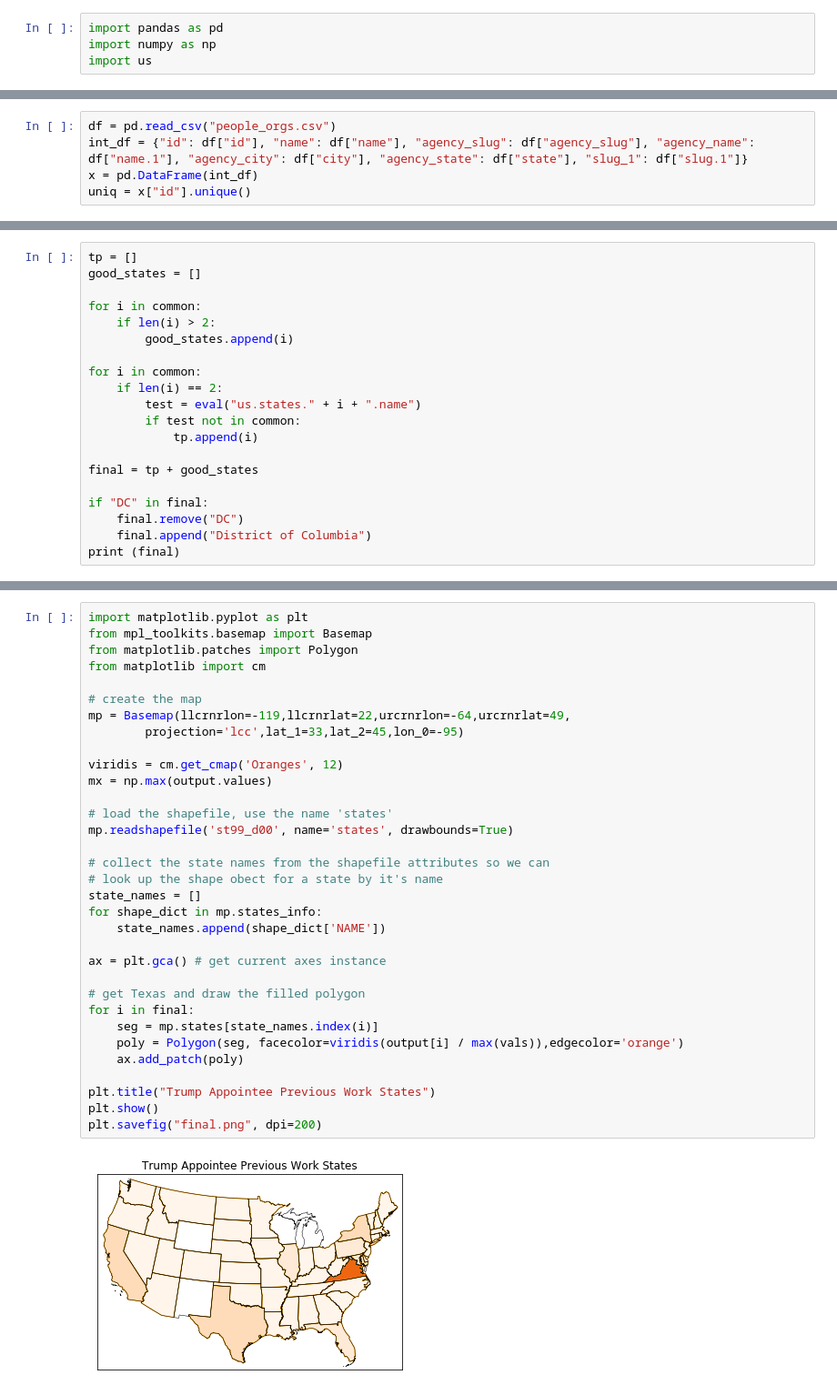
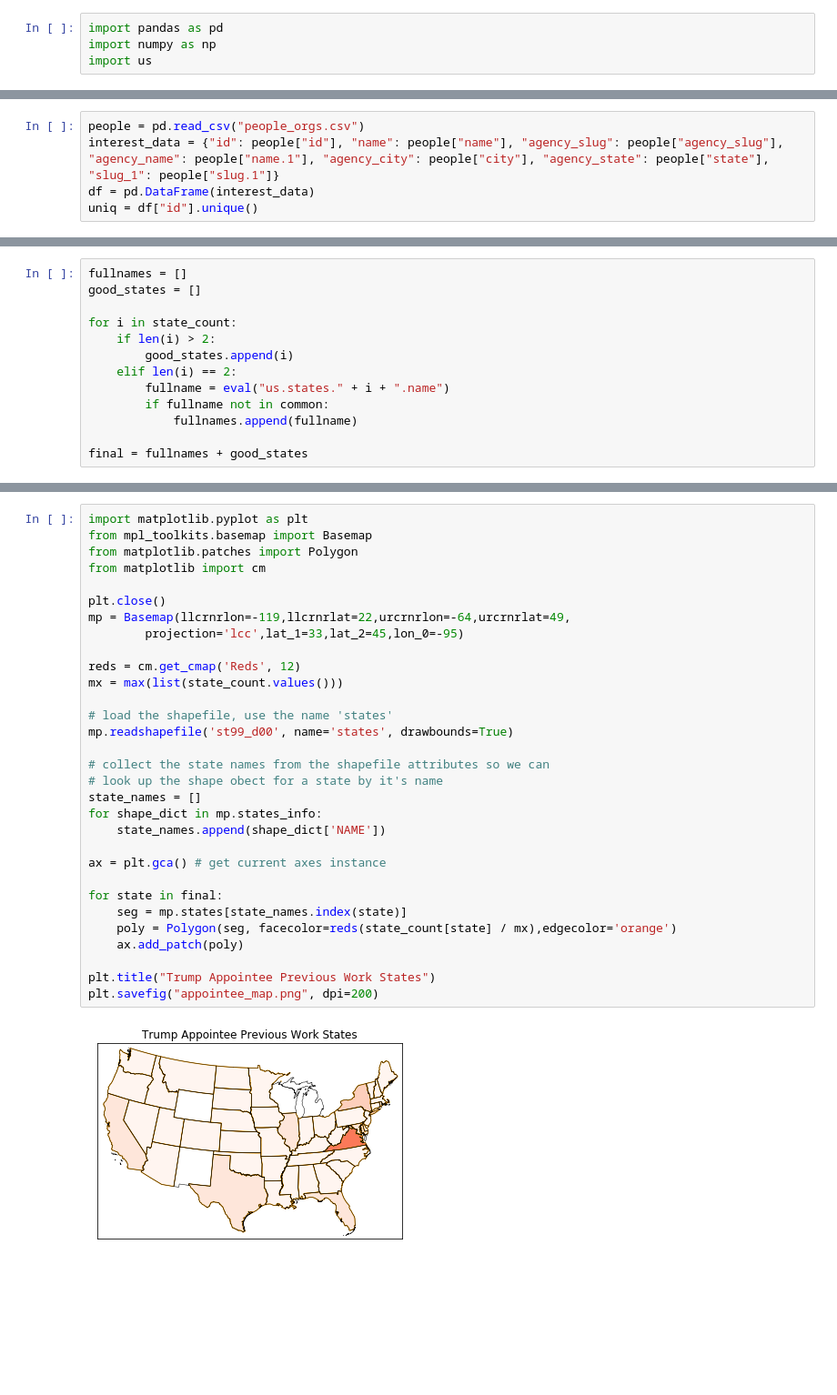
Before and after one commit to mckaulay/aims-hackathon, a Jupyter notebook: AIMS.ipynb, the cells around one changed output, grey strips where cells are left out. Shown at 91% size. Cells and saved outputs as stored; diff of their text form; blank space fills up the shorter version.

```diff
--- a/AIMS.ipynb
+++ b/AIMS.ipynb
@@ -5,5 +12,5 @@ import us
 # %%
-df = pd.read_csv("people_orgs.csv")
-int_df = {"id": df["id"], "name": df["name"], "agency_slug": df["agency_slug"], "agency_name": df["name.1"], "agency_city": df["city"], "agency_state": df["state"], "slug_1": df["slug.1"]}
-x = pd.DataFrame(int_df)
-uniq = x["id"].unique()
+people = pd.read_csv("people_orgs.csv")
+interest_data = {"id": people["id"], "name": people["name"], "agency_slug": people["agency_slug"], "agency_name": people["name.1"], "agency_city": people["city"], "agency_state": people["state"], "slug_1": people["slug.1"]}
+df = pd.DataFrame(interest_data)
+uniq = df["id"].unique()
@@ -78,20 +64,13 @@ print (np.max(vals))
 # %%
-tp = []
+fullnames = []
 good_states = []
 
-for i in common:
+for i in state_count:
     if len(i) > 2:
         good_states.append(i)
+    elif len(i) == 2:
+        fullname = eval("us.states." + i + ".name")
+        if fullname not in common:
+            fullnames.append(fullname)
 
-for i in common:
-    if len(i) == 2:
-        test = eval("us.states." + i + ".name")
-        if test not in common:
-            tp.append(i)
-
-final = tp + good_states
-
-if "DC" in final:
-    final.remove("DC")
-    final.append("District of Columbia")
-print (final)
+final = fullnames + good_states
@@ -105,35 +80,33 @@ What is their work background, and what regions of the US do they have experienc
 # %%
 import matplotlib.pyplot as plt
 from mpl_toolkits.basemap import Basemap
 from matplotlib.patches import Polygon
 from matplotlib import cm
 
-# create the map
+plt.close()
 mp = Basemap(llcrnrlon=-119,llcrnrlat=22,urcrnrlon=-64,urcrnrlat=49,
         projection='lcc',lat_1=33,lat_2=45,lon_0=-95)
 
-viridis = cm.get_cmap('Oranges', 12)
-mx = np.max(output.values)
+reds = cm.get_cmap('Reds', 12)
+mx = max(list(state_count.values()))
 
 # load the shapefile, use the name 'states'
 mp.readshapefile('st99_d00', name='states', drawbounds=True)
 
 # collect the state names from the shapefile attributes so we can
 # look up the shape obect for a state by it's name
 state_names = []
 for shape_dict in mp.states_info:
     state_names.append(shape_dict['NAME'])
 
 ax = plt.gca() # get current axes instance
 
-# get Texas and draw the filled polygon
-for i in final:
-    seg = mp.states[state_names.index(i)]
-    poly = Polygon(seg, facecolor=viridis(output[i] / max(vals)),edgecolor='orange')
+for state in final:
+    seg = mp.states[state_names.index(state)]
+    poly = Polygon(seg, facecolor=reds(state_count[state] / mx),edgecolor='orange')
     ax.add_patch(poly)
 
 plt.title("Trump Appointee Previous Work States")
-plt.show()
-plt.savefig("final.png", dpi=200)
+plt.savefig("appointee_map.png", dpi=200)
 # %% [output]
-[figure, old version]
+[figure, new version]
```
Also changed, not shown: parts of 15 cells of this notebook, 2 other files.
